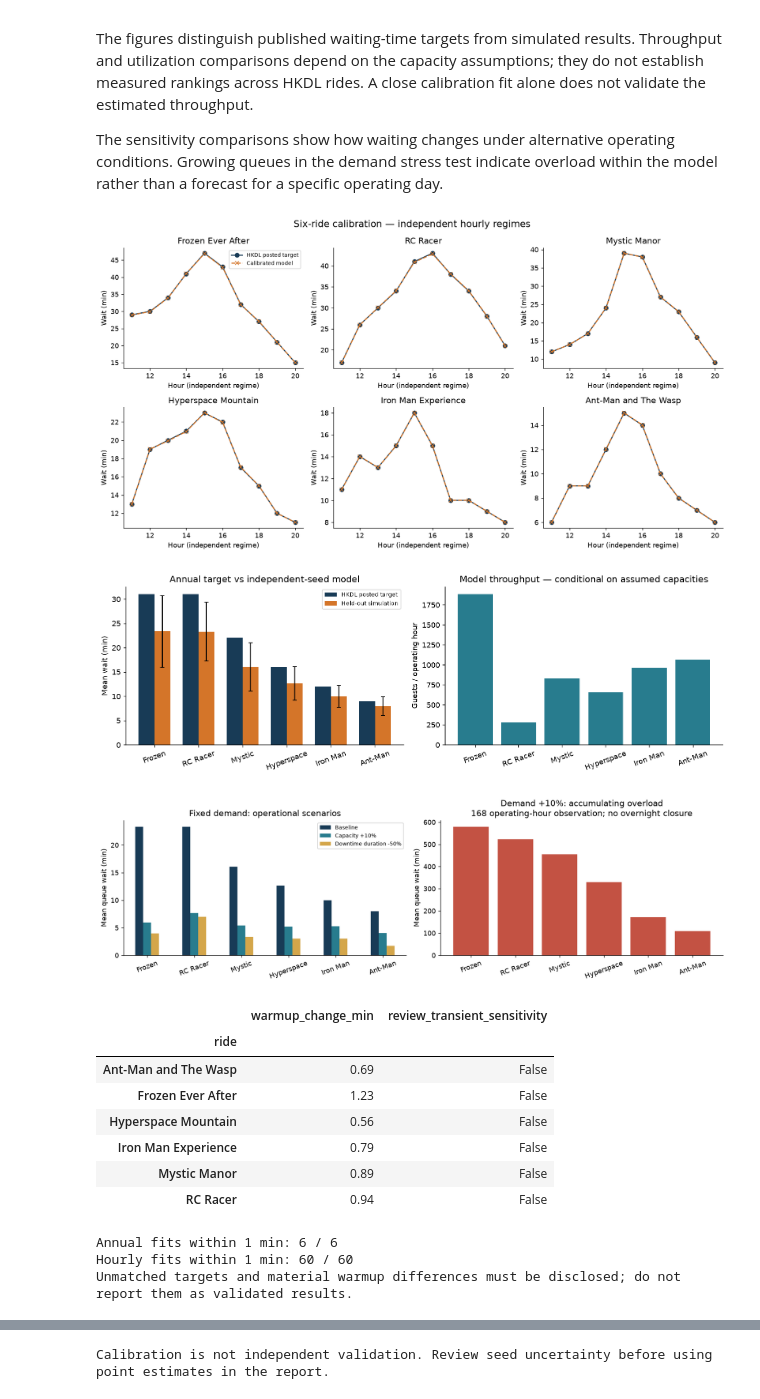
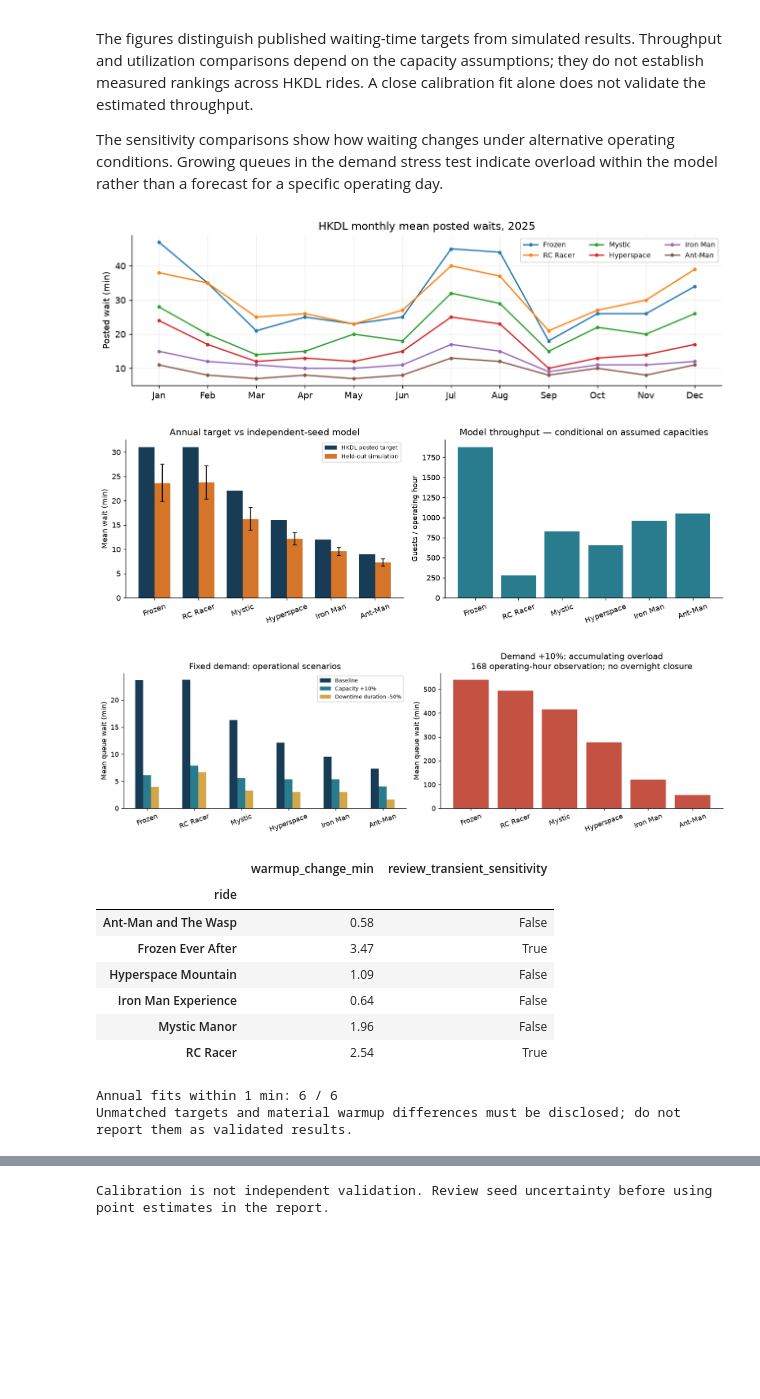
Before and after one commit to Jaey0un/hkdl-queue-simulation, a Jupyter notebook: output/six_ride_model/HKDL_Six_Ride_Model.ipynb, the cells around one changed output, grey strips where cells are left out. Drawn from its saved outputs; the diff is of its cells as text; code cells hidden in the pictures; blank space fills up the shorter version.

Commit message:
Integrate verified monthly analysis and expand independent simulation evaluation

```diff
--- a/output/six_ride_model/HKDL_Six_Ride_Model.ipynb
+++ b/output/six_ride_model/HKDL_Six_Ride_Model.ipynb
@@ -17,13 +13,13 @@ import matplotlib.pyplot as plt
 from scipy.stats import t
 from IPython.display import display
 
-ROOT = next(p for p in [Path.cwd(), *Path.cwd().parents] if (p/'data/external/theme_park_hackathon/waiting_times.csv.gz').exists())
+ROOT = next(p for p in [Path.cwd(), *Path.cwd().parents] if any((p/'data/external/theme_park_hackathon'/f).exists() for f in ['waiting_times.csv','waiting_times.csv.gz']))
 RAW = ROOT/'data/external/theme_park_hackathon'
 OUT = ROOT/'output/six_ride_model'
 OUT.mkdir(parents=True, exist_ok=True)
 plt.rcParams.update({'figure.dpi':130, 'axes.spines.top':False, 'axes.spines.right':False})
 SEED=2703
 SOURCE_YEAR=2019
-print('Workspace:', ROOT)
+print('Project data directory located.')
 print('Python:', platform.python_version(), 'pandas:', pd.__version__, 'numpy:', np.__version__)
 # %% [output]
@@ -36,7 +32,9 @@ Use the provided ride-to-park mapping with a validated many-to-one join. `WAIT_T
 
 Separate reliability and throughput filters: a bad passenger count must not erase a valid outage record. Closed intervals are excluded from the open-time denominator, not treated as zero-wait service. Duplicate keys are diagnosed before use. Excess throughput is flagged rather than silently capped at capacity. The `CAPACITY` unit is under-specified in the glossary; utilization uses the explicitly time-slot-adjusted `ADJUST_CAPACITY`, and is called **adjusted-capacity ratio**, pending operational validation.
 # %%
-raw=pd.read_csv(RAW/'waiting_times.csv.gz')
+raw_path=RAW/'waiting_times.csv'
+if not raw_path.exists(): raw_path=RAW/'waiting_times.csv.gz'
+raw=pd.read_csv(raw_path)
 links=pd.read_csv(RAW/'link_attraction_park.csv', sep=';')
 assert not links.ATTRACTION.duplicated().any()
 raw=raw.merge(links, left_on='ENTITY_DESCRIPTION_SHORT', right_on='ATTRACTION', how='left', validate='many_to_one')
@@ -364,15 +371,13 @@ The figures distinguish published waiting-time targets from simulated results. T
 
 The sensitivity comparisons show how waiting changes under alternative operating conditions. Growing queues in the demand stress test indicate overload within the model rather than a forecast for a specific operating day.
 # %%
-fig,axes=plt.subplots(2,3,figsize=(13,7))
-for ax,(i,row) in zip(axes.ravel(),params.iterrows()):
-    h=hourly[hourly.ride.eq(row.ride)]
-    ax.plot(h.hour,h.posted_target_min,'o-',label='HKDL posted target',color='#183b56')
-    ax.plot(h.hour,h.fit_wait_min,'x--',label='Calibrated model',color='#d47529')
-    ax.set(title=row.ride,xlabel='Hour (independent regime)',ylabel='Wait (min)')
-axes[0,0].legend(fontsize=8)
-fig.suptitle('Six-ride calibration — independent hourly regimes',fontsize=14)
-fig.tight_layout();fig.savefig(OUT/'hourly_calibration.png');plt.show()
+labels=['Frozen','RC Racer','Mystic','Hyperspace','Iron Man','Ant-Man']
+fig,ax=plt.subplots(figsize=(10,3.1))
+for i,label in enumerate(labels):
+    ax.plot(range(1,13),months[i],marker='o',markersize=3,label=label)
+ax.set(xticks=range(1,13),xticklabels=['Jan','Feb','Mar','Apr','May','Jun','Jul','Aug','Sep','Oct','Nov','Dec'],ylabel='Posted wait (min)',title='HKDL monthly mean posted waits, 2025')
+ax.legend(ncol=3,fontsize=8);ax.grid(alpha=.2)
+fig.tight_layout();fig.savefig(OUT/'monthly_waits.png',dpi=180);plt.show()
 
 fig,axes=plt.subplots(1,2,figsize=(12,4))
 x=np.arange(6);labels=['Frozen','RC Racer','Mystic','Hyperspace','Iron Man','Ant-Man']
@@ -384,46 +389,45 @@ axes[1].bar(x,result.flow_ph,color='#287c8e')
 axes[1].set(ylabel='Guests / operating hour',title='Model throughput — conditional on assumed capacities')
 for ax in axes:ax.set_xticks(x,labels,rotation=20)
 fig.tight_layout();fig.savefig(OUT/'baseline_results.png');plt.show()
 
 fig,axes=plt.subplots(1,2,figsize=(13,4))
 pivot=summary[summary.scenario.isin(['Baseline','Capacity +10%','Downtime duration -50%'])].pivot(index='ride',columns='scenario',values='wait_min').reindex(public['names'])
 pivot.index=labels
 pivot.plot.bar(ax=axes[0],color=['#183b56','#287c8e','#d4a64a'])
 axes[0].set(ylabel='Mean queue wait (min)',xlabel='',title='Fixed demand: operational scenarios')
 stress=summary[summary.scenario.eq('Demand +10%')].set_index('ride').reindex(public['names'])
 axes[1].bar(labels,stress.wait_min,color='#c35243')
 axes[1].set(ylabel='Mean queue wait (min)',title='Demand +10%: accumulating overload\n168 operating-hour observation; no overnight closure')
 for ax in axes: ax.tick_params(axis='x',rotation=20)
 axes[0].legend(fontsize=8)
 fig.tight_layout();fig.savefig(OUT/'sensitivity.png');plt.show()
 
 warm=summary.pivot(index='ride',columns='scenario',values='wait_min')
 checks=pd.DataFrame({'warmup_change_min':warm['Double warmup']-warm.Baseline})
 checks['review_transient_sensitivity']=checks.warmup_change_min.abs()>2
 checks.to_csv(OUT/'warmup_check.csv')
 display(checks.round(2))
 print('Annual fits within 1 min:', int(fits.fit_ok.sum()),'/ 6')
-print('Hourly fits within 1 min:', int(hourly.fit_ok.sum()),'/ 60')
+
 print('Unmatched targets and material warmup differences must be disclosed; do not report them as validated results.')
 
 validation=result[['ride','posted_wait_target_min','wait_min','evaluation_error_min','wait_mc95_halfwidth']].copy()
 validation['within_2min_of_target']=validation.evaluation_error_min.abs()<=2
 validation.to_csv(OUT/'independent_seed_check.csv',index=False)
 display(validation.round(2))
 print('Calibration is not independent validation. Review seed uncertainty before using point estimates in the report.')
 # %% [output]
-[figure, old version]
+[figure, new version]
-[figure, old version]
+[figure, new version]
-[figure, old version]
+[figure, new version]
 |  | warmup_change_min | review_transient_sensitivity |
 | ride |  |  |
-| Ant-Man and The Wasp | 0.69 | False |
-| Frozen Ever After | 1.23 | False |
-| Hyperspace Mountain | 0.56 | False |
-| Iron Man Experience | 0.79 | False |
-| Mystic Manor | 0.89 | False |
-| RC Racer | 0.94 | False |
+| Ant-Man and The Wasp | 0.58 | False |
+| Frozen Ever After | 3.47 | True |
+| Hyperspace Mountain | 1.09 | False |
+| Iron Man Experience | 0.64 | False |
+| Mystic Manor | 1.96 | False |
+| RC Racer | 2.54 | True |
 Annual fits within 1 min: 6 / 6
-Hourly fits within 1 min: 60 / 60
 Unmatched targets and material warmup differences must be disclosed; do not report them as validated results.
 |  | ride | posted_wait_target_min | wait_min | evaluation_error_min | wait_mc95_halfwidth | ... |
```
Also changed, not shown: parts of 9 cells of this notebook, 12 other files.
